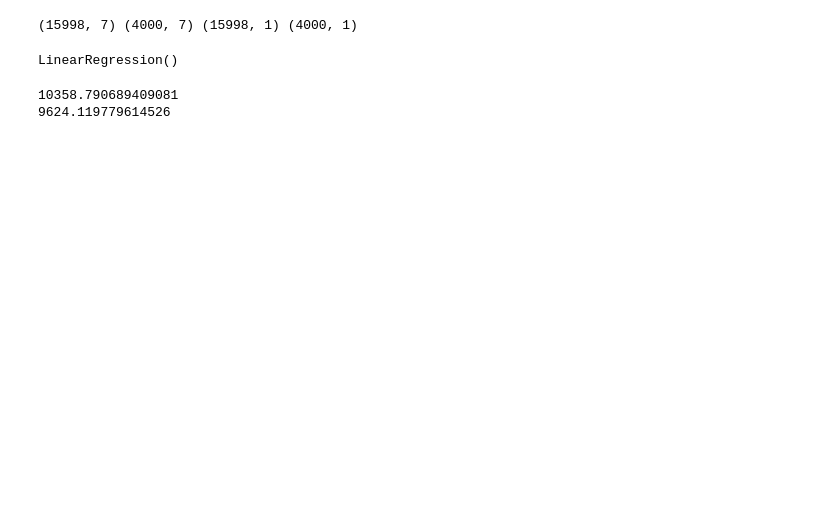
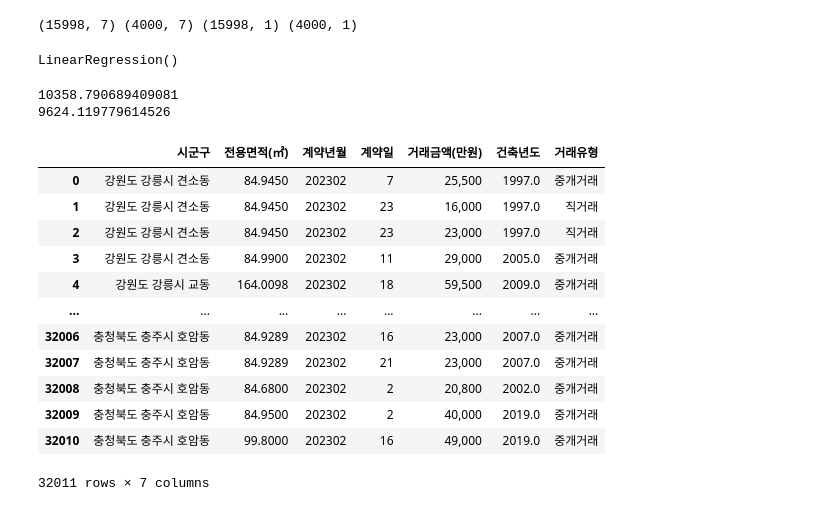
Before and after one commit to tkd8973/ML_Project, a Jupyter notebook: web/아파트_실거래가_1월_데이터.ipynb, the cells around one changed output. Cells and saved outputs as stored; diff of their text form; code cells hidden in the pictures; blank space fills up the shorter version.

```diff
--- a/web/아파트_실거래가_1월_데이터.ipynb
+++ b/web/아파트_실거래가_1월_데이터.ipynb
@@ -198,0 +203,17 @@ print(rmse_error(lr.predict(X_test),y_test))
+# %%
+df_apt2 = pd.read_csv('https://github.com/jaiwon880/ML_Projiect/raw/main/Data/%EC%95%84%ED%8C%8C%ED%8A%B8_%EB%A7%A4%EB%A7%A4__%EC%8B%A4%EA%B1%B0%EB%9E%98%EA%B0%80_20230321134120_2%EC%9B%94.csv')
+df_apt2
+# %% [output]
+|  | 시군구 | 전용면적(㎡) | 계약년월 | 계약일 | 거래금액(만원) | 건축년도 | 거래유형 |
+| 0 | 강원도 강릉시 견소동 | 84.9450 | 202302 | 7 | 25,500 | 1997.0 | 중개거래 |
+| 1 | 강원도 강릉시 견소동 | 84.9450 | 202302 | 23 | 16,000 | 1997.0 | 직거래 |
+| 2 | 강원도 강릉시 견소동 | 84.9450 | 202302 | 23 | 23,000 | 1997.0 | 직거래 |
+| 3 | 강원도 강릉시 견소동 | 84.9900 | 202302 | 11 | 29,000 | 2005.0 | 중개거래 |
+| 4 | 강원도 강릉시 교동 | 164.0098 | 202302 | 18 | 59,500 | 2009.0 | 중개거래 |
+| ... | ... | ... | ... | ... | ... | ... | ... |
+| 32006 | 충청북도 충주시 호암동 | 84.9289 | 202302 | 16 | 23,000 | 2007.0 | 중개거래 |
+| 32007 | 충청북도 충주시 호암동 | 84.9289 | 202302 | 21 | 23,000 | 2007.0 | 중개거래 |
+| 32008 | 충청북도 충주시 호암동 | 84.6800 | 202302 | 2 | 20,800 | 2002.0 | 중개거래 |
+| 32009 | 충청북도 충주시 호암동 | 84.9500 | 202302 | 2 | 40,000 | 2019.0 | 중개거래 |
+| 32010 | 충청북도 충주시 호암동 | 99.8000 | 202302 | 16 | 49,000 | 2019.0 | 중개거래 |
+32011 rows × 7 columns
```
Also changed, not shown: parts of 25 cells of this notebook.
